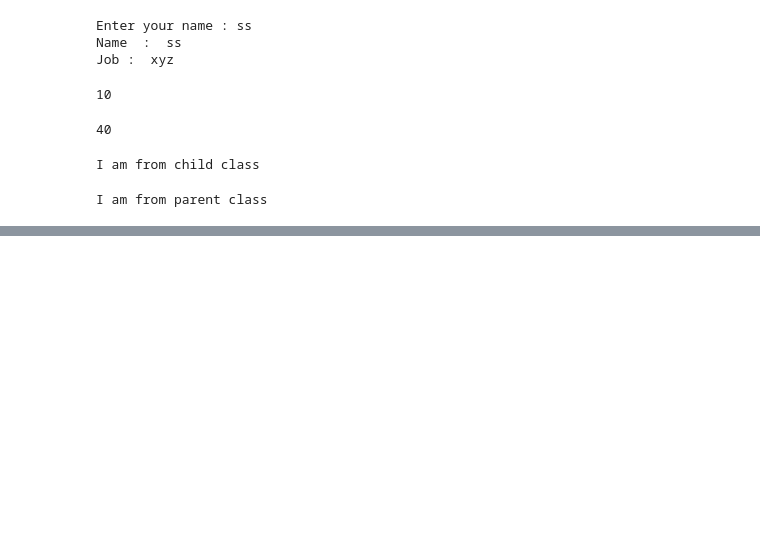
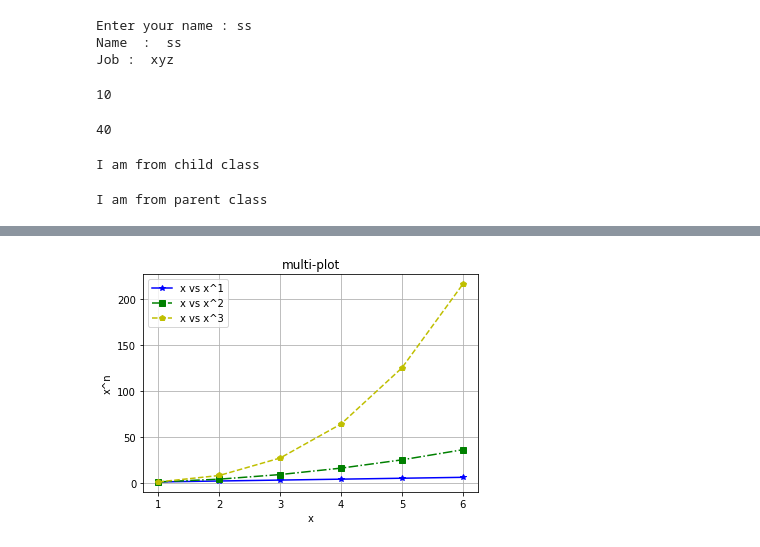
Before and after one commit to sharmasaravanan/Machine_learning, a Jupyter notebook: MSME-Python_30-Aug-2019.ipynb, the cells around one changed output, grey strips where cells are left out. Cells and saved outputs as stored; diff of their text form; code cells hidden in the pictures; blank space fills up the shorter version.

```diff
--- a/MSME-Python_30-Aug-2019.ipynb
+++ b/MSME-Python_30-Aug-2019.ipynb
@@ -788,0 +1253,10 @@ I am from parent class
+# %%
+plt.plot(x,x,'b*-',x,y1,'gs-.',x,y2,'yp--')
+plt.xlabel('x')
+plt.ylabel('x^n')
+plt.title("multi-plot")
+plt.legend(['x vs x^1','x vs x^2','x vs x^3'])
+plt.grid(True)
+plt.show()
+# %% [output]
+[figure, added]
```
Also changed, not shown: parts of 82 cells of this notebook, 11 other files.
